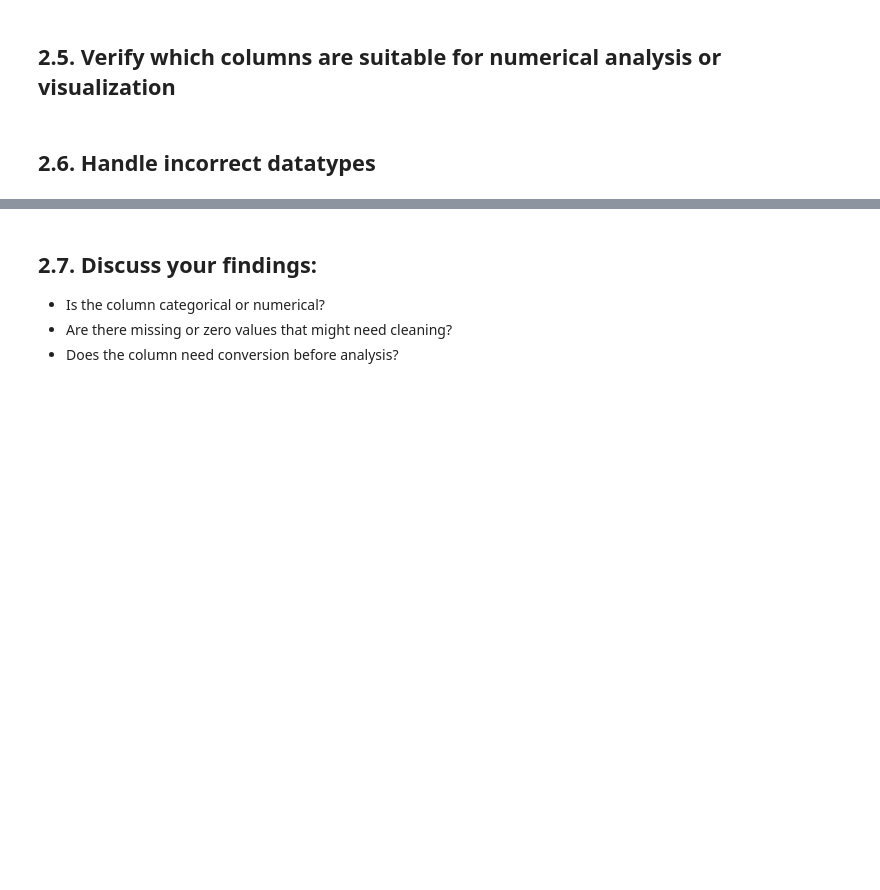
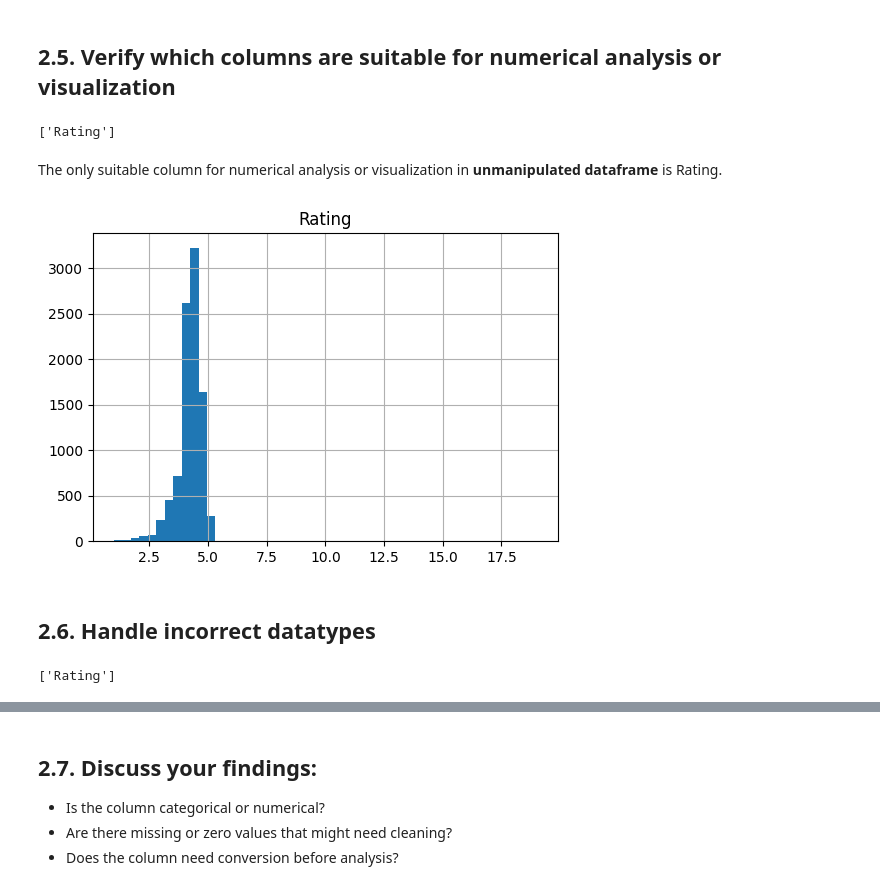
Before and after one commit to emredemirbas/google-playstore-eda, a Jupyter notebook: google_play_store_eda.ipynb, the cells around one changed output, grey strips where cells are left out. Saved outputs shown, nothing was run; the diff lists cells and outputs as text; code cells hidden in the pictures; blank space fills up the shorter version.

```diff
--- a/google_play_store_eda.ipynb
+++ b/google_play_store_eda.ipynb
@@ -258,5 +257,23 @@ google_play_store_df[categorical_columns].head(3)
 | 2 | U Launcher Lite – FREE Live Cool ... | ART_AND_DESIGN | 87510 | 8.7M | 5,000,000+ | Free | 0 | Everyone | Art & Design | ... |
 # %% [markdown]
 ## 2.5. Verify which columns are suitable for numerical analysis or visualization
+# %%
+# Remember the numerical columns in unmanipulated dataframe
+numerical_columns
+# %% [output]
+['Rating']
+# %% [markdown]
+The only suitable column for numerical analysis or visualization in **unmanipulated dataframe** is Rating.
+# %%
+# df.hist() plots a histogram for each numerical attribute in google_play_store_df.
+# Since the only numerical column (for now) is Rating, it only takes account this column.
+google_play_store_df.hist(bins=50, figsize=(6, 4))
+plt.show()
+# %% [output]
+[figure, added]
 # %% [markdown]
 ## 2.6. Handle incorrect datatypes
+# %%
+numerical_columns
+# %% [output]
+['Rating']
```
Also changed, not shown: parts of 24 cells of this notebook.
